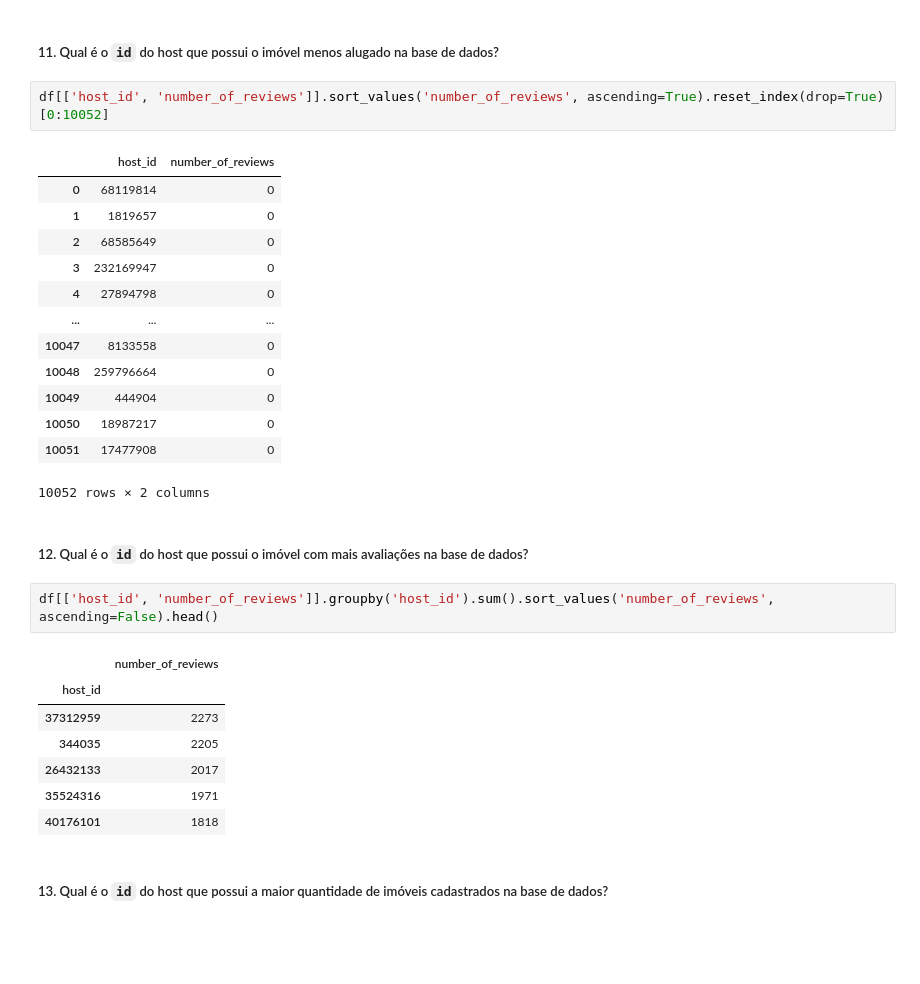
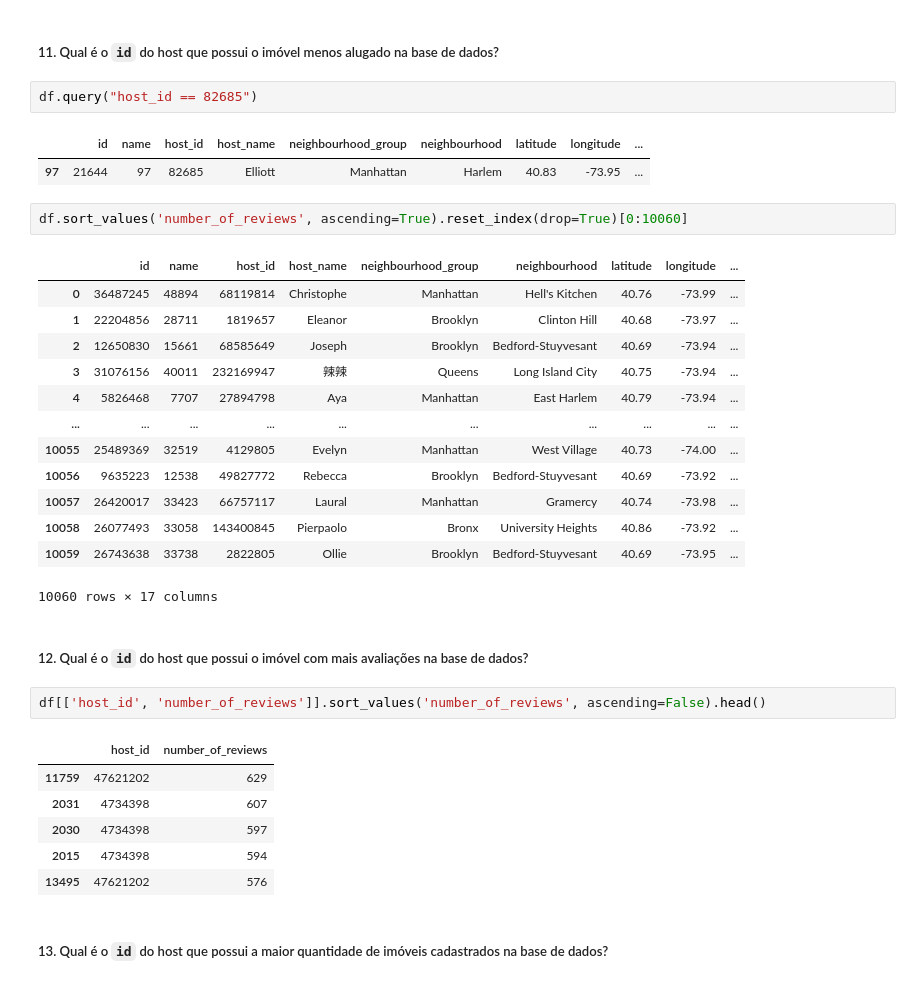
Before and after one commit to m4theus4ndr4de/insights-airbnb-nyc, a Jupyter notebook: airbnb_nyc_insights.ipynb, the cells around one changed output. Cells and saved outputs as stored; diff of their text form; blank space fills up the shorter version.

```diff
--- a/airbnb_nyc_insights.ipynb
+++ b/airbnb_nyc_insights.ipynb
@@ -443,34 +486,38 @@ df[['host_id', 'number_of_reviews']].sort_values('number_of_reviews', ascending=
 | 4 | 47621202 | 576 |
 # %% [markdown]
 ##### 11. Qual é o `id` do host que possui o imóvel menos alugado na base de dados?
+# %%
+df.query("host_id == 82685")
+# %% [output]
+|  | id | name | host_id | host_name | neighbourhood_group | neighbourhood | latitude | longitude | ... |
+| 97 | 21644 | 97 | 82685 | Elliott | Manhattan | Harlem | 40.83 | -73.95 | ... |
 # %%
-df[['host_id', 'number_of_reviews']].sort_values('number_of_reviews', ascending=True).reset_index(drop=True)[0:10052]
+df.sort_values('number_of_reviews', ascending=True).reset_index(drop=True)[0:10060]
 # %% [output]
-|  | host_id | number_of_reviews |
-| 0 | 68119814 | 0 |
-| 1 | 1819657 | 0 |
-| 2 | 68585649 | 0 |
-| 3 | 232169947 | 0 |
-| 4 | 27894798 | 0 |
-| ... | ... | ... |
-| 10047 | 8133558 | 0 |
-| 10048 | 259796664 | 0 |
-| 10049 | 444904 | 0 |
-| 10050 | 18987217 | 0 |
-| 10051 | 17477908 | 0 |
+|  | id | name | host_id | host_name | neighbourhood_group | neighbourhood | latitude | longitude | ... |
+| 0 | 36487245 | 48894 | 68119814 | Christophe | Manhattan | Hell's Kitchen | 40.76 | -73.99 | ... |
+| 1 | 22204856 | 28711 | 1819657 | Eleanor | Brooklyn | Clinton Hill | 40.68 | -73.97 | ... |
+| 2 | 12650830 | 15661 | 68585649 | Joseph | Brooklyn | Bedford-Stuyvesant | 40.69 | -73.94 | ... |
+| 3 | 31076156 | 40011 | 232169947 | 辣辣 | Queens | Long Island City | 40.75 | -73.94 | ... |
+| 4 | 5826468 | 7707 | 27894798 | Aya | Manhattan | East Harlem | 40.79 | -73.94 | ... |
+| ... | ... | ... | ... | ... | ... | ... | ... | ... | ... |
+| 10055 | 25489369 | 32519 | 4129805 | Evelyn | Manhattan | West Village | 40.73 | -74.00 | ... |
+| 10056 | 9635223 | 12538 | 49827772 | Rebecca | Brooklyn | Bedford-Stuyvesant | 40.69 | -73.92 | ... |
+| 10057 | 26420017 | 33423 | 66757117 | Laural | Manhattan | Gramercy | 40.74 | -73.98 | ... |
+| 10058 | 26077493 | 33058 | 143400845 | Pierpaolo | Bronx | University Heights | 40.86 | -73.92 | ... |
+| 10059 | 26743638 | 33738 | 2822805 | Ollie | Brooklyn | Bedford-Stuyvesant | 40.69 | -73.95 | ... |
-10052 rows × 2 columns
+10060 rows × 17 columns
 # %% [markdown]
 ##### 12. Qual é o `id` do host que possui o imóvel com mais avaliações na base de dados?
 # %%
-df[['host_id', 'number_of_reviews']].groupby('host_id').sum().sort_values('number_of_reviews', ascending=False).head()
+df[['host_id', 'number_of_reviews']].sort_values('number_of_reviews', ascending=False).head()
 # %% [output]
-|  | number_of_reviews |
-| host_id |  |
-| 37312959 | 2273 |
-| 344035 | 2205 |
-| 26432133 | 2017 |
-| 35524316 | 1971 |
-| 40176101 | 1818 |
+|  | host_id | number_of_reviews |
+| 11759 | 47621202 | 629 |
+| 2031 | 4734398 | 607 |
+| 2030 | 4734398 | 597 |
+| 2015 | 4734398 | 594 |
+| 13495 | 47621202 | 576 |
 # %% [markdown]
 ##### 13. Qual é o `id` do host que possui a maior quantidade de imóveis cadastrados na base de dados?
 # %%
```
Also changed, not shown: parts of 13 cells of this notebook.
